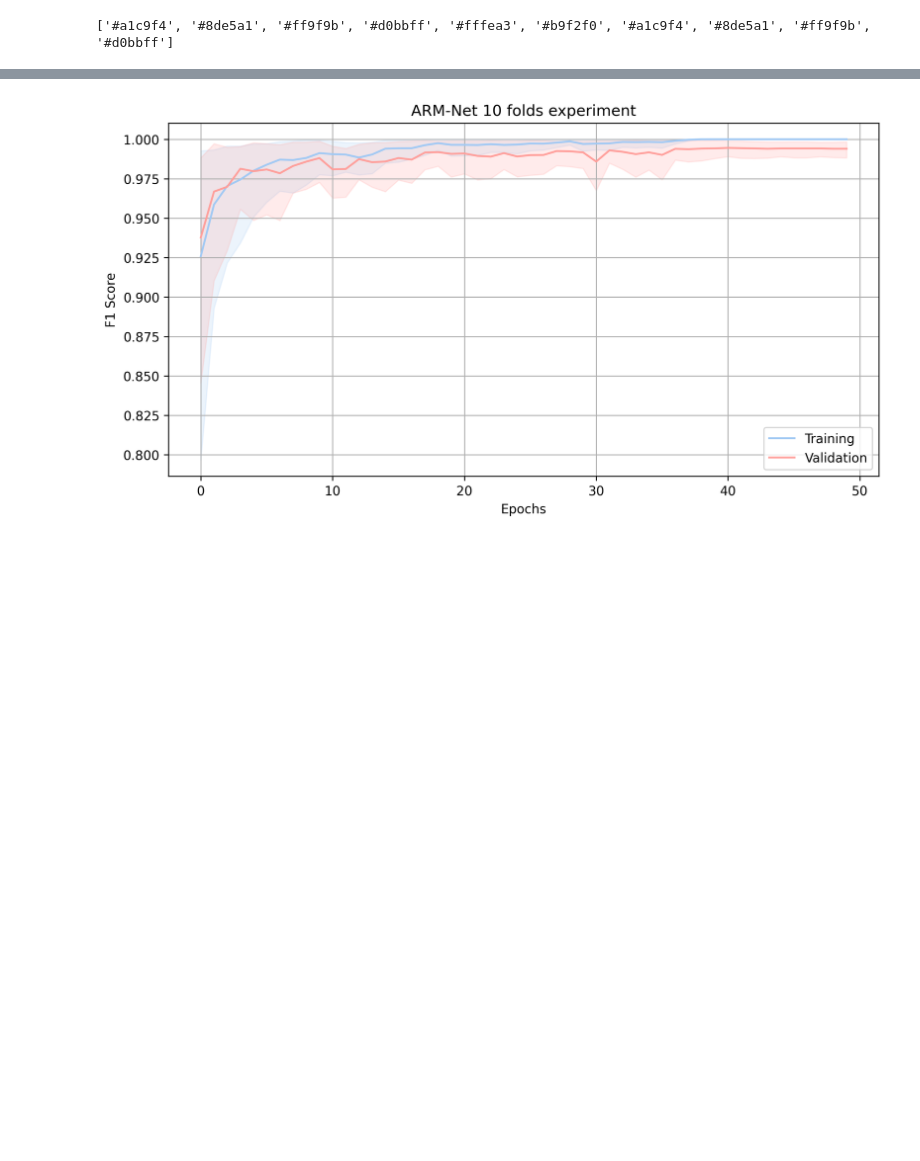
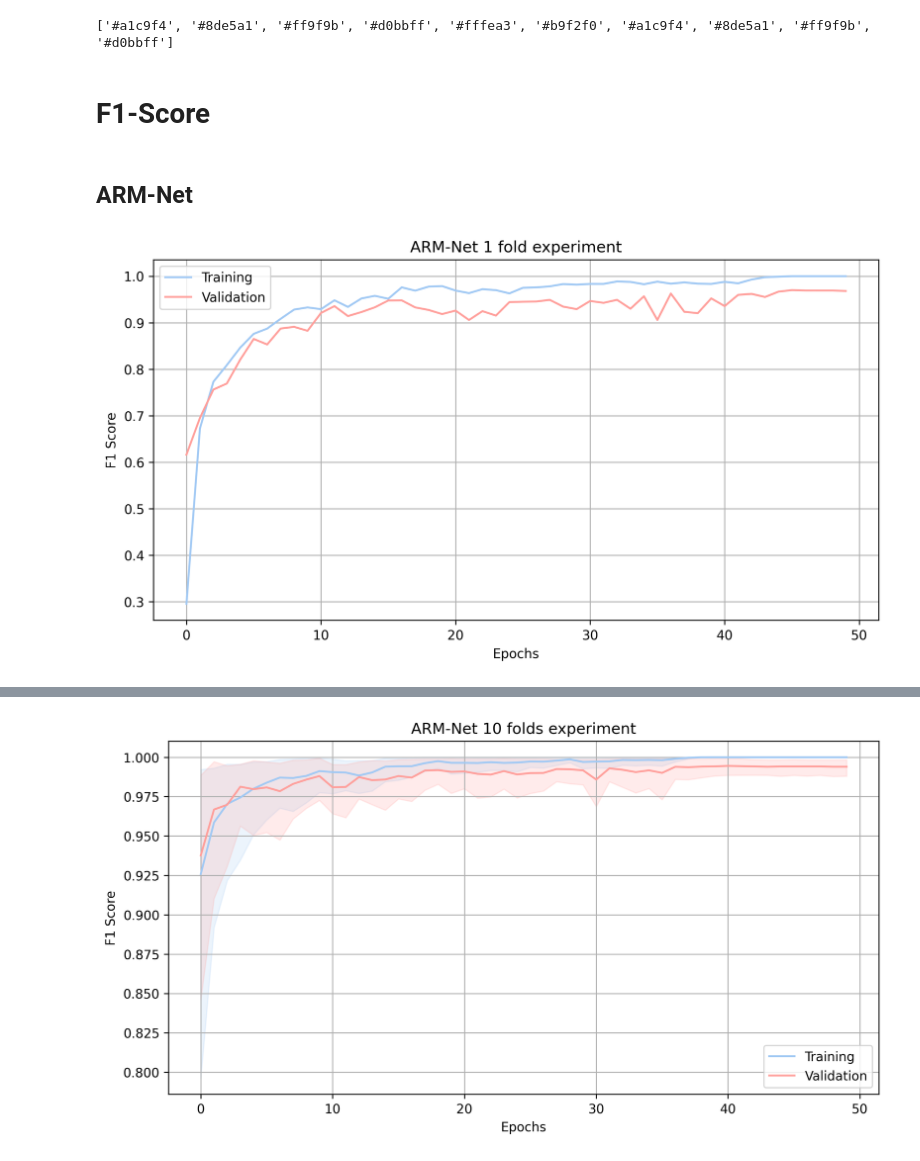
Before and after one commit to dancps/masters_project, a Jupyter notebook: playground/analyse_results.ipynb, the cells around one changed output, grey strips where cells are left out. Cells and saved outputs as stored; diff of their text form; code cells hidden in the pictures; blank space fills up the shorter version.

```diff
--- a/playground/analyse_results.ipynb
+++ b/playground/analyse_results.ipynb
@@ -280,6 +302,21 @@ colorsB = sns.color_palette("pastel6",10).as_hex()
 # https://seaborn.pydata.org/generated/seaborn.color_palette.html
 # %% [output]
 ['#a1c9f4', '#8de5a1', '#ff9f9b', '#d0bbff', '#fffea3', '#b9f2f0', '#a1c9f4', '#8de5a1', '#ff9f9b', '#d0bbff']
+# %% [markdown]
+# F1-Score
+# %% [markdown]
+## ARM-Net
+# %%
+plt.figure(dpi=300, figsize=(10, 5))
+sns.lineplot(data=df_a_1f, x="epoch_idx", y="f1_score", color=colors[0], label="Training")
+sns.lineplot(data=df_a_1f, x="epoch_idx", y="val_f1_score", color=colors[8], label="Validation")
+plt.grid()
+plt.title("ARM-Net 1 fold experiment")
+plt.xlabel("Epochs")
+plt.ylabel("F1 Score")
+plt.savefig("imgs/armnet_1_fold_experiment_f1_score.png", bbox_inches='tight')#, pad_inches=0.2)
+# %% [output]
+[figure, added]
 # %%
 plt.figure(dpi=300, figsize=(10, 5))
 sns.lineplot(data=df_a_10f, x="epoch_idx", y="accuracy", color=colors[0], label="Training")
```
Also changed, not shown: parts of 22 cells of this notebook, 3 other files.
